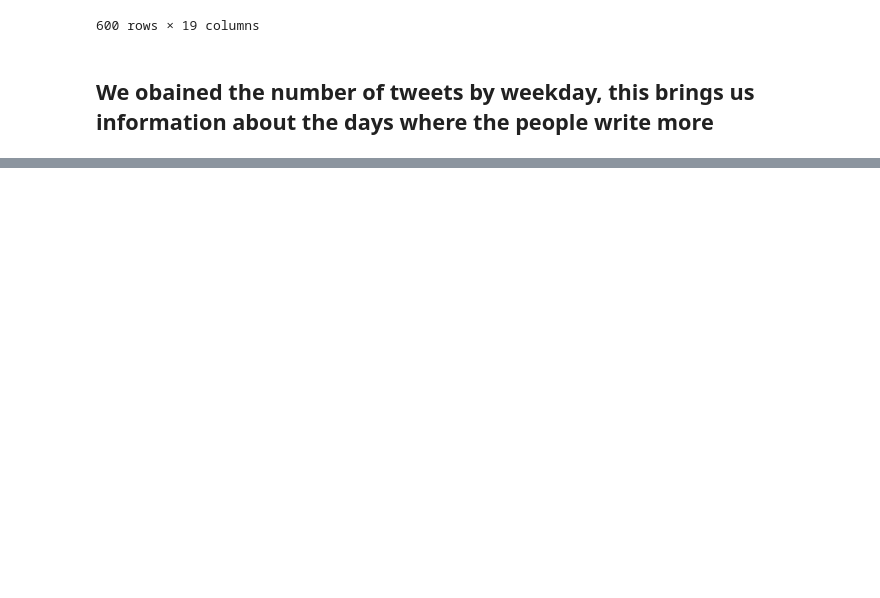
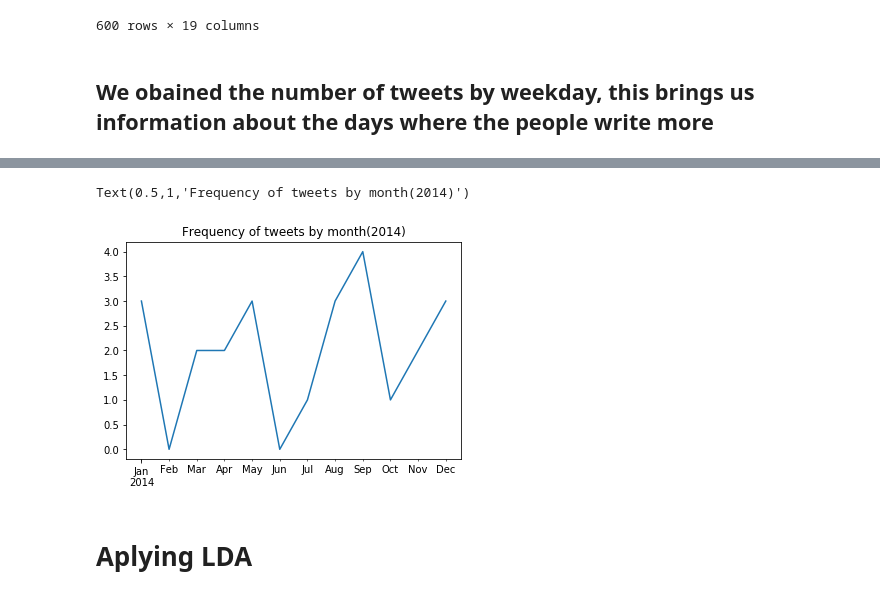
Before and after one commit to Mastersz/Proyecto_Mineria, a Jupyter notebook: Toxic_Tweets.ipynb, the cells around one changed output, grey strips where cells are left out. Drawn from its saved outputs; the diff is of its cells as text; code cells hidden in the pictures; blank space fills up the shorter version.

```diff
--- a/Toxic_Tweets.ipynb
+++ b/Toxic_Tweets.ipynb
@@ -585,0 +116,9 @@ Processed_tweets.to_csv('toxic_tweets.csv')
+# %%
+# Visualizamos la frecuencia de los tweets del año 2014
+tweets['2014-01-01':'2014-12-31'].index.value_counts().sort_index().resample('M').sum().plot()
+plt.title('Frequency of tweets by month(2014)')
+# %% [output]
+Text(0.5,1,'Frequency of tweets by month(2014)')
+[figure, added]
+# %% [markdown]
+# Aplying LDA
```
Also changed, not shown: parts of 70 cells of this notebook, 1 other file.
